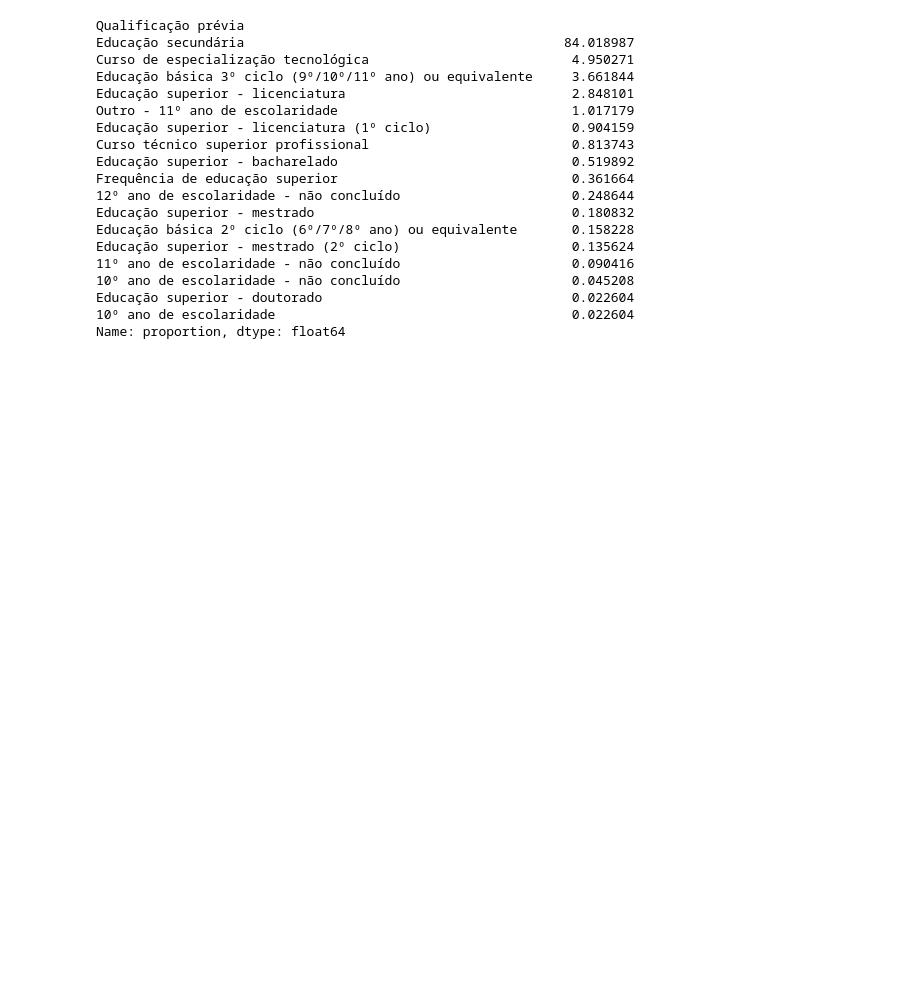
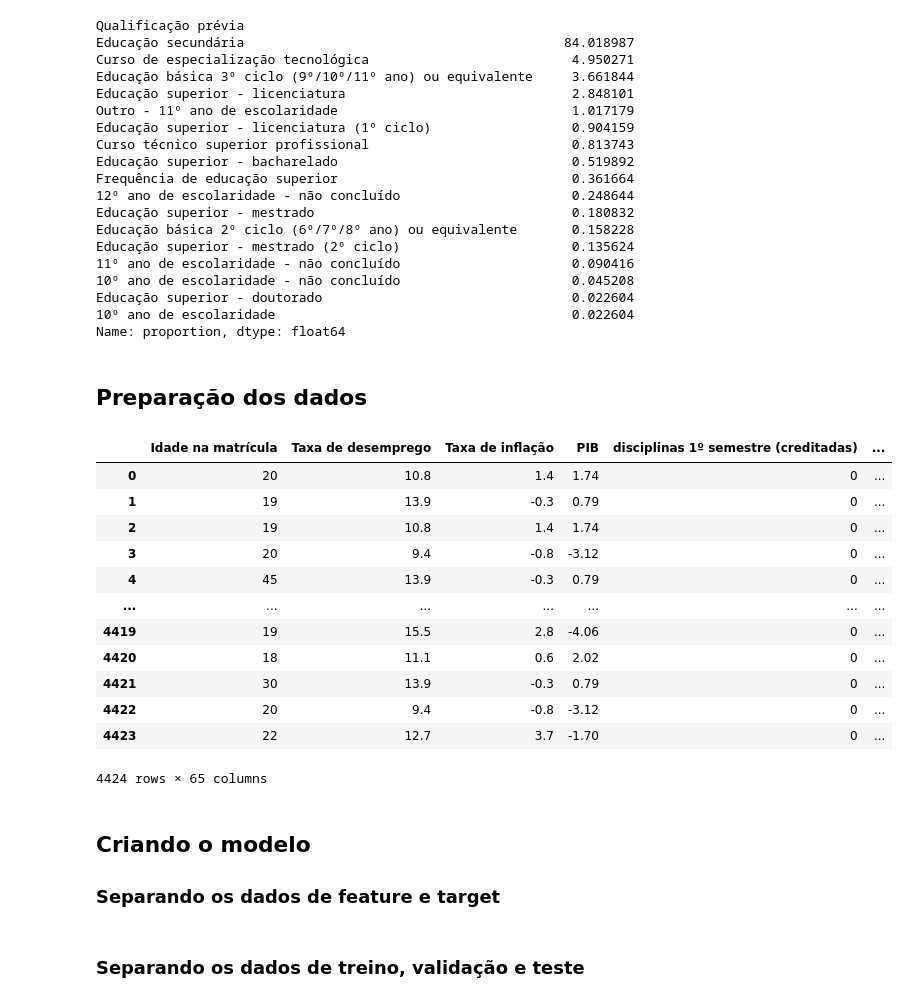
Before and after one commit to CrisNakamura/modelo_prevencao_evasao_estudantil, a Jupyter notebook: projeto.ipynb, the cells around one changed output. Drawn from its saved outputs; the diff is of its cells as text; code cells hidden in the pictures; blank space fills up the shorter version.

Commit message:
[feat] Preparação dos dados e criação do modelo

```diff
--- a/projeto.ipynb
+++ b/projeto.ipynb
@@ -314,3 +315,42 @@ Educação superior - mestrado (2º ciclo)                      0.135624
 Educação superior - doutorado                                0.022604
 10º ano de escolaridade                                      0.022604
 Name: proportion, dtype: float64
+# %% [markdown]
+## Preparação dos dados
+# %%
+# Selecionando somente as colunas categóricas.
+colunas_categoricas = dados.drop(columns='Target', axis=1).select_dtypes(include='object').columns
+
+# Instanciando o objeto OneHotEncoder.
+encoder = OneHotEncoder(drop='if_binary')
+
+# Criando um dataframe com as colunas categóricas.
+dados_categorico = dados[colunas_categoricas]
+
+# Aplicando o encoder.
+dados_encoded = pd.DataFrame(encoder.fit_transform(dados_categorico).toarray(),
+                                        columns=encoder.get_feature_names_out(colunas_categoricas))
+
+# Concatenando os dados.
+dados_final = pd.concat([dados.drop(colunas_categoricas, axis=1), dados_encoded], axis=1)
+
+# Visualizando os dados.
+dados_final
+# %% [output]
+|  | Idade na matrícula | Taxa de desemprego | Taxa de inflação | PIB | disciplinas 1º semestre (creditadas) | ... |
+| 0 | 20 | 10.8 | 1.4 | 1.74 | 0 | ... |
+| 1 | 19 | 13.9 | -0.3 | 0.79 | 0 | ... |
+| 2 | 19 | 10.8 | 1.4 | 1.74 | 0 | ... |
+| 3 | 20 | 9.4 | -0.8 | -3.12 | 0 | ... |
+| 4 | 45 | 13.9 | -0.3 | 0.79 | 0 | ... |
+| ... | ... | ... | ... | ... | ... | ... |
+| 4419 | 19 | 15.5 | 2.8 | -4.06 | 0 | ... |
+| 4420 | 18 | 11.1 | 0.6 | 2.02 | 0 | ... |
+| 4421 | 30 | 13.9 | -0.3 | 0.79 | 0 | ... |
+| 4422 | 20 | 9.4 | -0.8 | -3.12 | 0 | ... |
+| 4423 | 22 | 12.7 | 3.7 | -1.70 | 0 | ... |
+4424 rows × 65 columns
+# %% [markdown]
+## Criando o modelo
+
+### Separando os dados de feature e target
@@ -316,0 +360,2 @@ Name: proportion, dtype: float64
+# %% [markdown]
+### Separando os dados de treino, validação e teste
```
Also changed, not shown: parts of 4 cells of this notebook.
